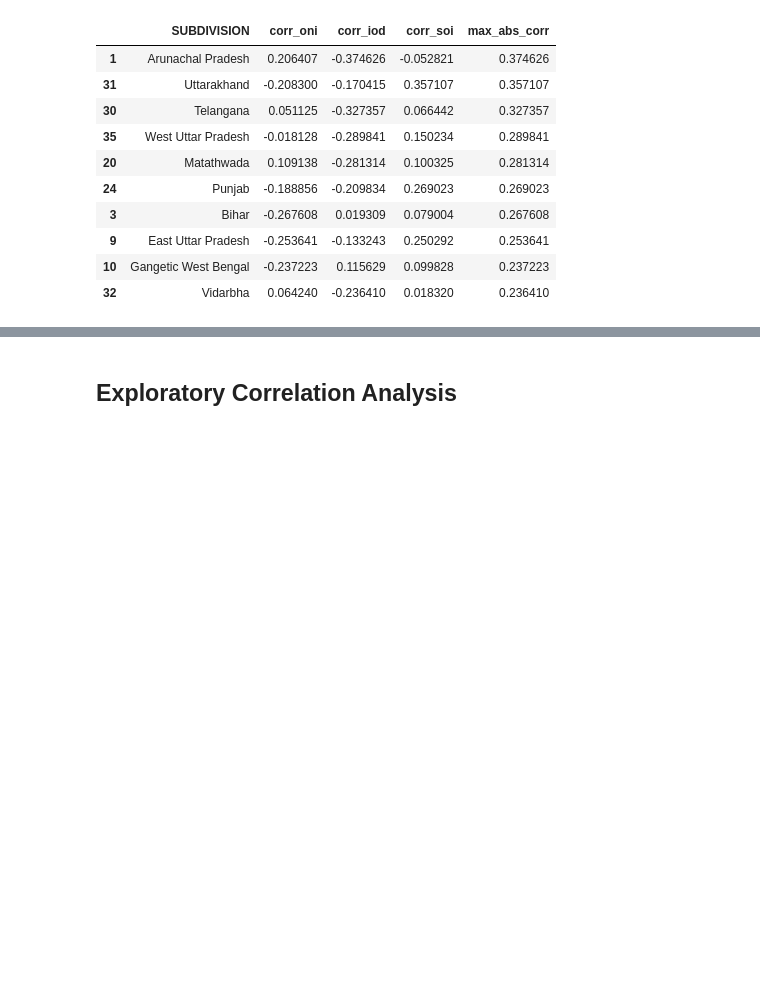
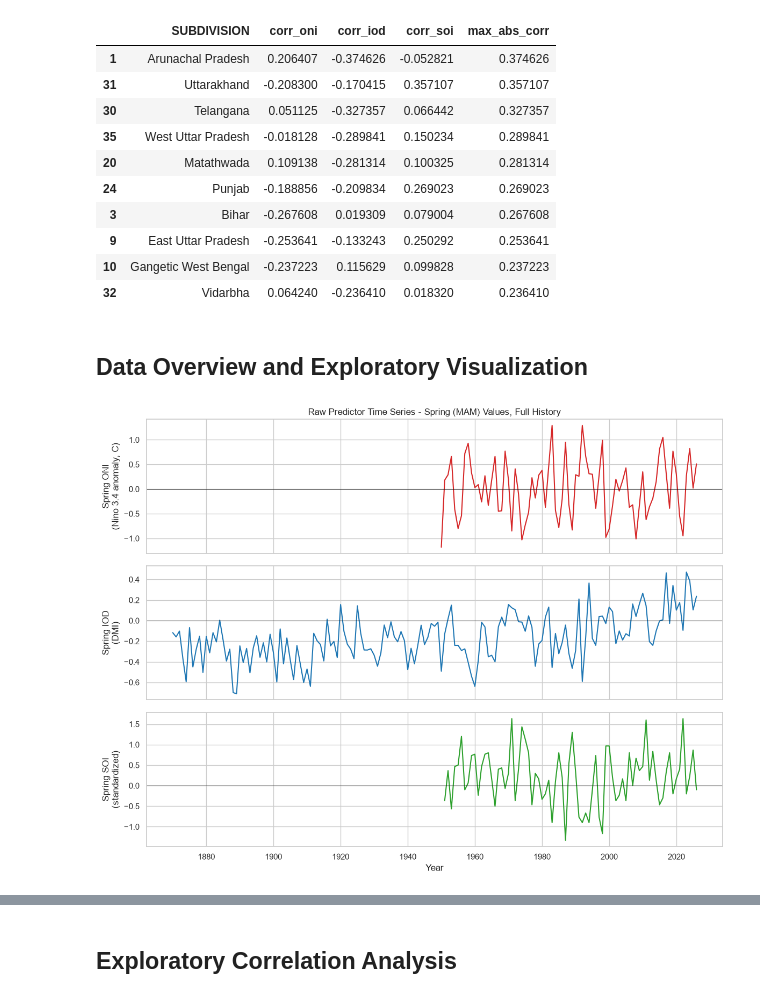
Before and after one commit to Tirumalashreya/monsoons-detection, a Jupyter notebook: notebooks/monsoon_prediction_pipeline.ipynb, the cells around one changed output, grey strips where cells are left out. Cells and saved outputs as stored; diff of their text form; code cells hidden in the pictures; blank space fills up the shorter version.

```diff
--- a/notebooks/monsoon_prediction_pipeline.ipynb
+++ b/notebooks/monsoon_prediction_pipeline.ipynb
@@ -226,3 +226,26 @@ regional_df shape: (2445, 7)
 | 9 | East Uttar Pradesh | -0.253641 | -0.133243 | 0.250292 | 0.253641 |
 | 10 | Gangetic West Bengal | -0.237223 | 0.115629 | 0.099828 | 0.237223 |
 | 32 | Vidarbha | 0.064240 | -0.236410 | 0.018320 | 0.236410 |
+# %% [markdown]
+## Data Overview and Exploratory Visualization
+# %%
+fig, axes = plt.subplots(3, 1, figsize=(12, 9), sharex=True)
+
+axes[0].plot(oni[oni["SEAS"] == "MAM"]["YR"], oni[oni["SEAS"] == "MAM"]["ANOM"], color="#d62728")
+axes[0].axhline(0, color="black", linewidth=0.6)
+axes[0].set_ylabel("Spring ONI\n(Nino 3.4 anomaly, C)")
+axes[0].set_title("Raw Predictor Time Series - Spring (MAM) Values, Full History")
+
+axes[1].plot(dmi_spring["YEAR"], dmi_spring["spring_iod"], color="#1f77b4")
+axes[1].axhline(0, color="black", linewidth=0.6)
+axes[1].set_ylabel("Spring IOD\n(DMI)")
+
+axes[2].plot(soi_spring["YEAR"], soi_spring["spring_soi"], color="#2ca02c")
+axes[2].axhline(0, color="black", linewidth=0.6)
+axes[2].set_ylabel("Spring SOI\n(standardized)")
+axes[2].set_xlabel("Year")
+
+plt.tight_layout()
+plt.show()
+# %% [output]
+[figure, added]
```
Also changed, not shown: parts of 2 cells of this notebook.
